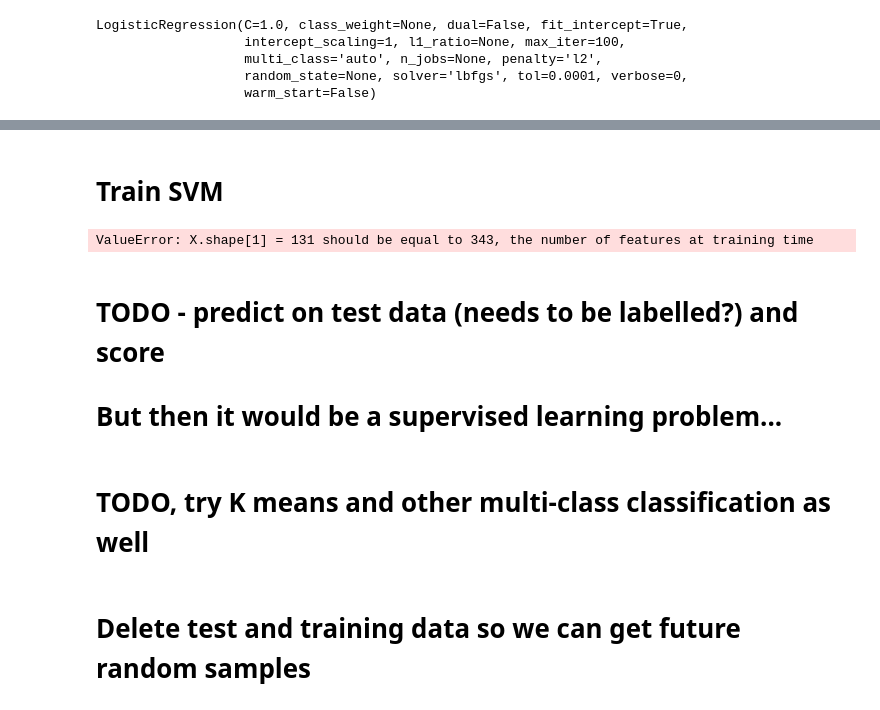
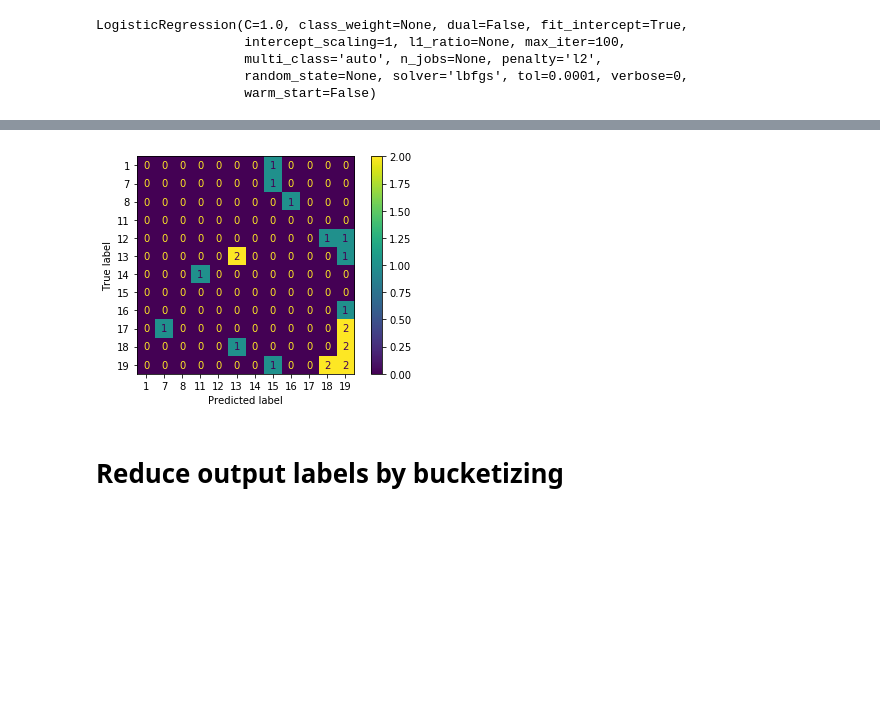
Before and after one commit to W210-SP21-Capstone-Dementia/model, a Jupyter notebook: 2-Speech-to-text.ipynb, the cells around one changed output, grey strips where cells are left out. Cells and saved outputs as stored; diff of their text form; code cells hidden in the pictures; blank space fills up the shorter version.

Commit message:
cleaned up, added confusion matrix

```diff
--- a/2-Speech-to-text.ipynb
+++ b/2-Speech-to-text.ipynb
@@ -315,21 +314,8 @@ ValueError: X has 131 features per sample; expecting 393
-# %% [markdown]
-# Train SVM
-# %%
-# training a linear SVM classifier
-svm_model_linear = SVC(kernel = 'linear', C = 1).fit(X_train_vectorized, y_train)
-svm_predictions = svm_model_linear.predict(X_test_vectorized)
-
-# model accuracy for X_test
-accuracy = svm_model_linear.score(X_test_vectorized, y_test)
-
-# creating a confusion matrix
-cm = confusion_matrix(y_test, svm_predictions)
-# %% [output]
-ValueError: X.shape[1] = 131 should be equal to 343, the number of features at training time
-# %% [markdown]
-# TODO - predict on test data (needs to be labelled?) and score
-# But then it would be a supervised learning problem...
-# %% [markdown]
-# TODO, try K means and other multi-class classification as well
-# %% [markdown]
-# Delete test and training data so we can get future random samples
+# %%
+# Create and show confusion matrix
+plot_confusion_matrix(logisticRegr, X_test, y_test)
+plt.show()
+# %% [output]
+[figure, added]
+# %% [markdown]
+# Reduce output labels by bucketizing
```
Also changed, not shown: parts of 4 cells of this notebook.
